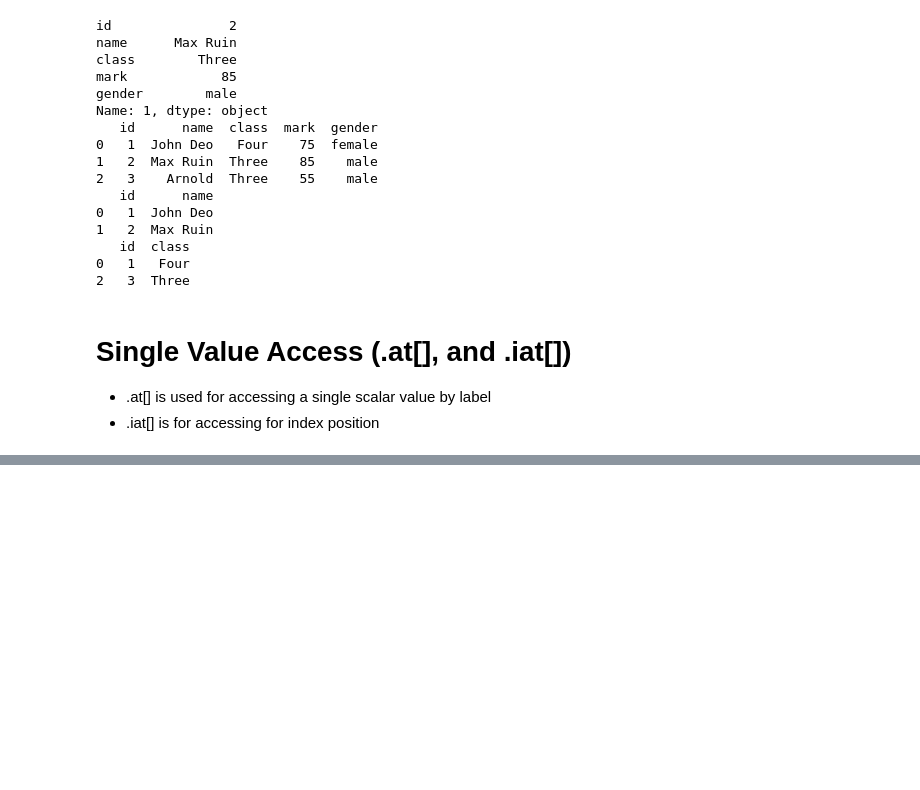
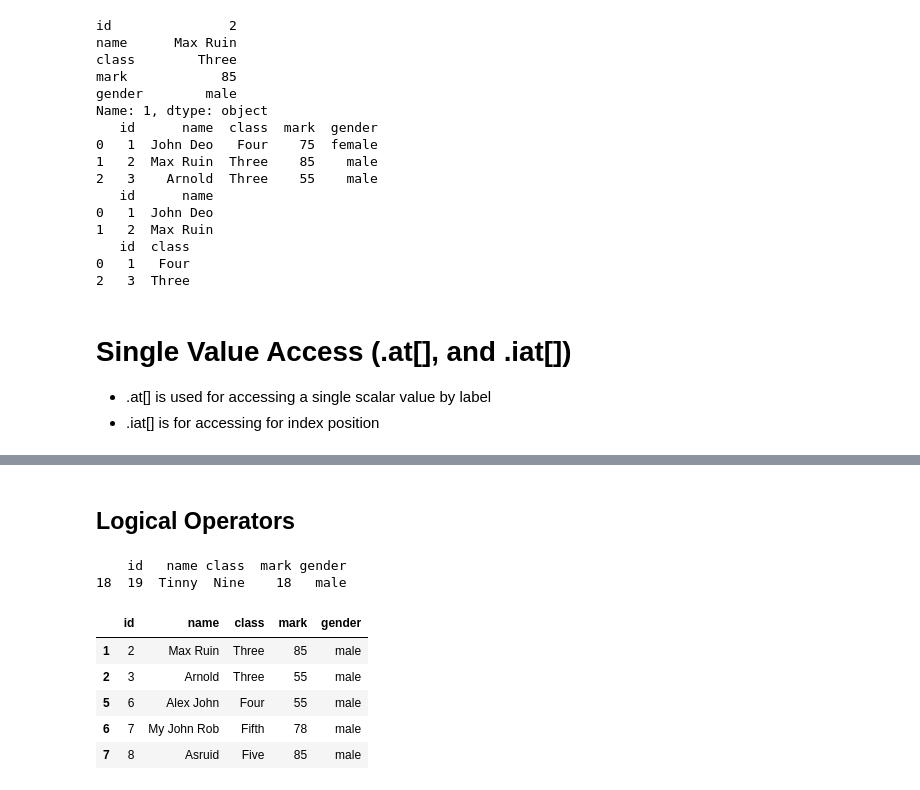
Before and after one commit to SereneSkyy/Python-Programming, a Jupyter notebook: W3_Python.ipynb, the cells around one changed output, grey strips where cells are left out. Saved outputs shown, nothing was run; the diff lists cells and outputs as text; code cells hidden in the pictures; blank space fills up the shorter version.

```diff
--- a/W3_Python.ipynb
+++ b/W3_Python.ipynb
@@ -220,0 +253,19 @@ Max Ruin
+# %% [markdown]
+## Logical Operators
+# %%
+# students with marks less than 40
+
+stds_marks_less_than_40 = students[students.mark<40]
+print(stds_marks_less_than_40)
+
+boys = students[students.gender == 'male']
+boys.head()
+# %% [output]
+    id   name class  mark gender
+18  19  Tinny  Nine    18   male
+|  | id | name | class | mark | gender |
+| 1 | 2 | Max Ruin | Three | 85 | male |
+| 2 | 3 | Arnold | Three | 55 | male |
+| 5 | 6 | Alex John | Four | 55 | male |
+| 6 | 7 | My John Rob | Fifth | 78 | male |
+| 7 | 8 | Asruid | Five | 85 | male |
```
Also changed, not shown: parts of 20 cells of this notebook, 10 other files.
